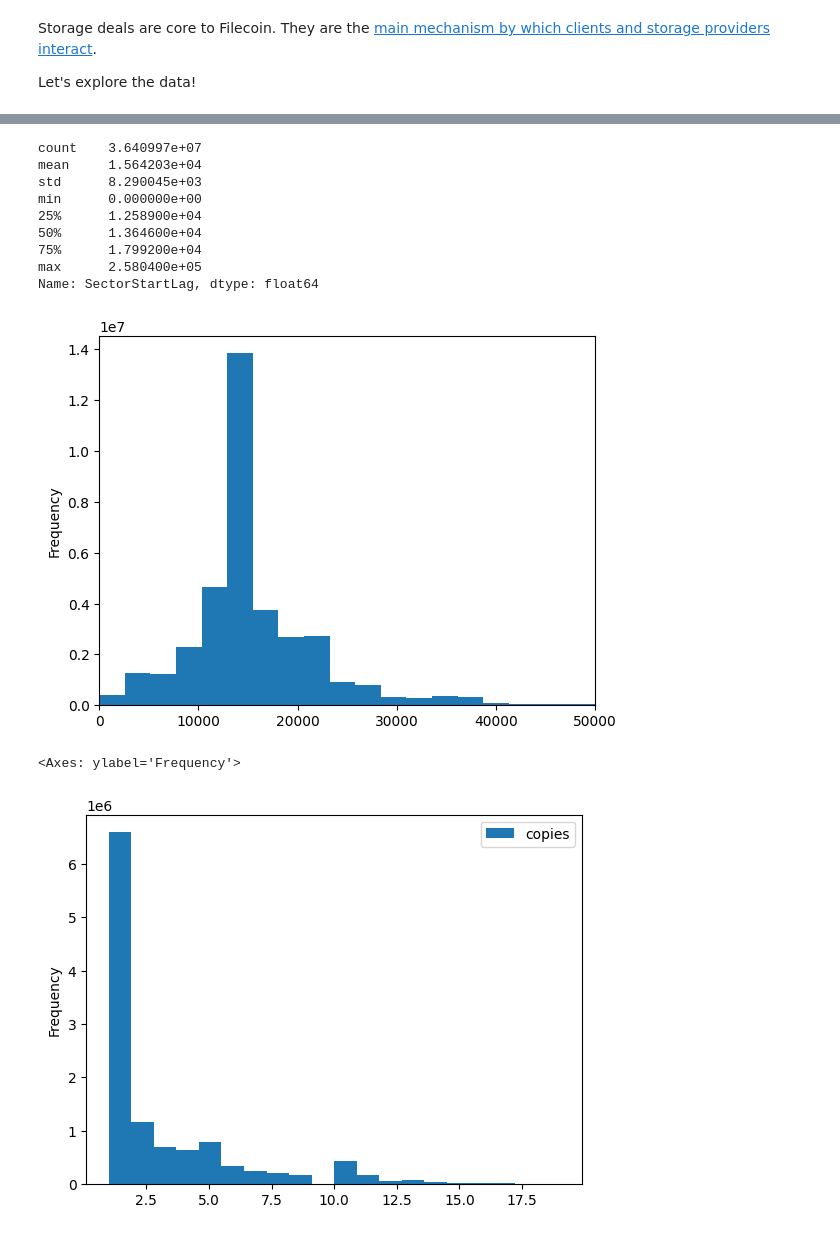
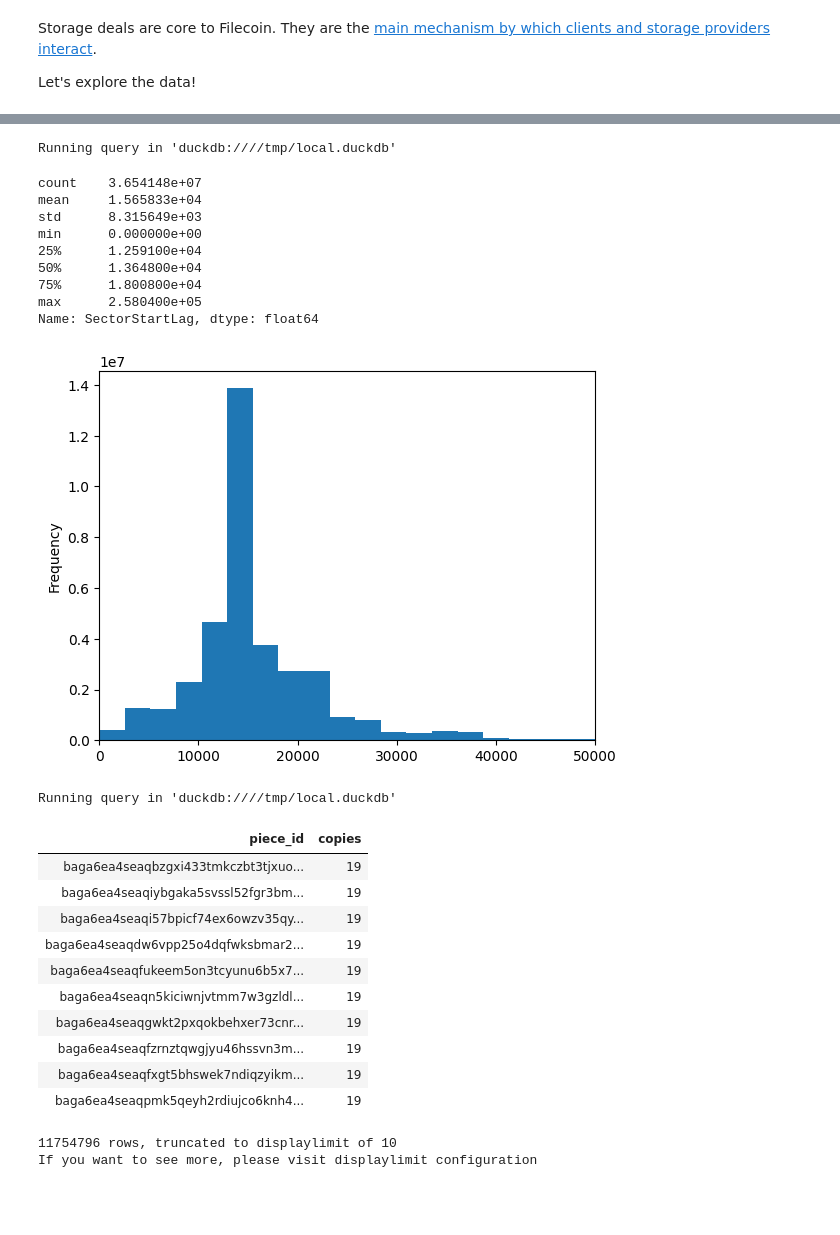
Before and after one commit to davidgasquez/filecoin-data-portal, a Jupyter notebook: analysis/2023-05-15 Exploring Filecoin Deals.ipynb, the cells around one changed output, grey strips where cells are left out. Saved outputs shown, nothing was run; the diff lists cells and outputs as text; code cells hidden in the pictures; blank space fills up the shorter version.

```diff
--- a/analysis/2023-05-15 Exploring Filecoin Deals.ipynb
+++ b/analysis/2023-05-15 Exploring Filecoin Deals.ipynb
@@ -98,12 +93,12 @@ con.sql(
 # %%
-df = con.sql(
-    """
-    select
-        DealID,
-        StartEpoch,
-        SectorStartEpoch,
-        StartEpoch - SectorStartEpoch as SectorStartLag,
-    from state_market_deals
-    where SectorStartEpoch > 0
-    """
-).df()
+%%sql sector_start_lag <<
+
+select
+    DealID,
+    StartEpoch,
+    SectorStartEpoch,
+    StartEpoch - SectorStartEpoch as SectorStartLag,
+from state_market_deals
+where SectorStartEpoch > 0
+# %% [output]
+Running query in 'duckdb:////tmp/local.duckdb'
@@ -110,33 +107,43 @@ df = con.sql(
 # %%
-_ = df["SectorStartLag"].plot.hist(bins=100, xlim=(0, 50000))
-df["SectorStartLag"].describe()
+_ = sector_start_lag["SectorStartLag"].plot.hist(bins=100, xlim=(0, 50000))
+sector_start_lag["SectorStartLag"].describe()
 # %% [output]
-count    3.640997e+07
-mean     1.564203e+04
-std      8.290045e+03
+count    3.654148e+07
+mean     1.565833e+04
+std      8.315649e+03
 min      0.000000e+00
-25%      1.258900e+04
-50%      1.364600e+04
-75%      1.799200e+04
+25%      1.259100e+04
+50%      1.364800e+04
+75%      1.800800e+04
 max      2.580400e+05
 Name: SectorStartLag, dtype: float64
 [figure]
 # %%
-con.sql(
-    """
-    select
-        PieceCID."/" as piece_id,
-        count(*) as copies
-    from state_market_deals
-    where 1=1
-        and SectorStartEpoch != -1
-        and SlashEpoch = -1
-    group by piece_id
-    having copies < 20
-    order by 2 desc
-    """
-).df().plot.hist(bins=20)
+%%sql
+
+select
+    PieceCID."/" as piece_id,
+    count(*) as copies
+from state_market_deals
+where 1=1
+    and SectorStartEpoch != -1
+    and SlashEpoch = -1
+group by piece_id
+having copies < 20
+order by 2 desc
 # %% [output]
-<Axes: ylabel='Frequency'>
+Running query in 'duckdb:////tmp/local.duckdb'
-[figure, removed]
+| piece_id | copies |
+| baga6ea4seaqbzgxi433tmkczbt3tjxuo... | 19 |
+| baga6ea4seaqiybgaka5svssl52fgr3bm... | 19 |
+| baga6ea4seaqi57bpicf74ex6owzv35qy... | 19 |
+| baga6ea4seaqdw6vpp25o4dqfwksbmar2... | 19 |
+| baga6ea4seaqfukeem5on3tcyunu6b5x7... | 19 |
+| baga6ea4seaqn5kiciwnjvtmm7w3gzldl... | 19 |
+| baga6ea4seaqgwkt2pxqokbehxer73cnr... | 19 |
+| baga6ea4seaqfzrnztqwgjyu46hssvn3m... | 19 |
+| baga6ea4seaqfxgt5bhswek7ndiqzyikm... | 19 |
+| baga6ea4seaqpmk5qeyh2rdiujco6knh4... | 19 |
+11754796 rows, truncated to displaylimit of 10
+If you want to see more, please visit displaylimit configuration
 # %%
```
Also changed, not shown: parts of 11 cells of this notebook.
